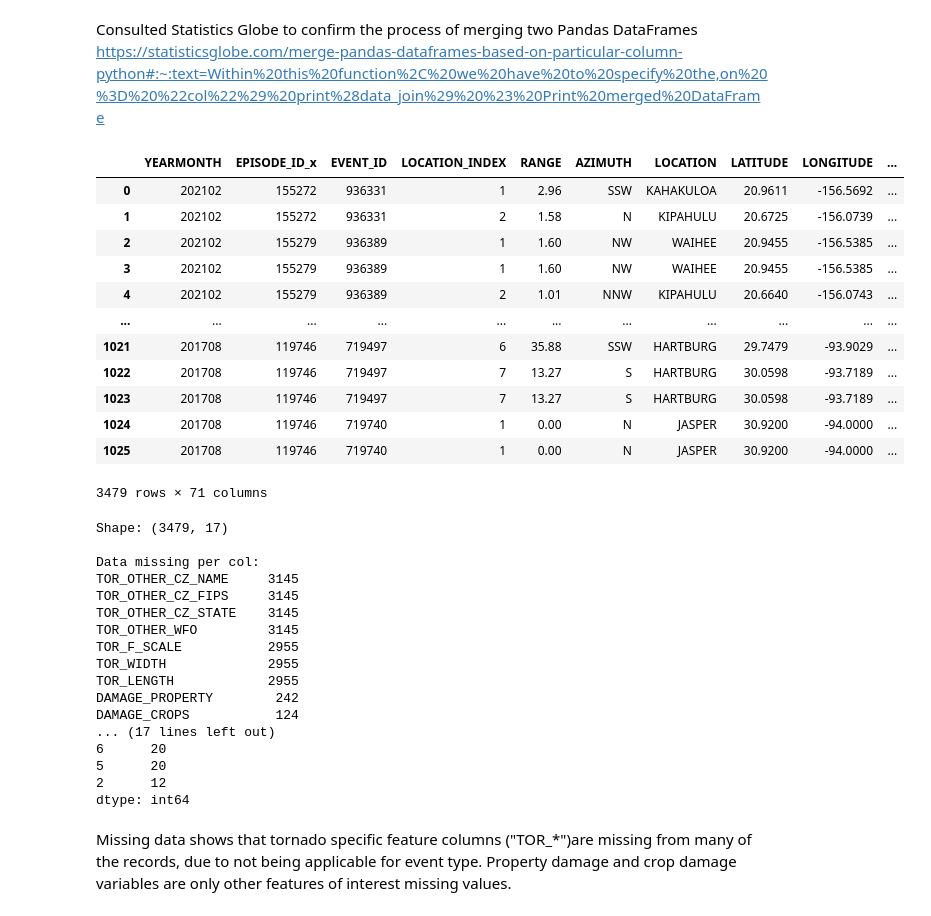
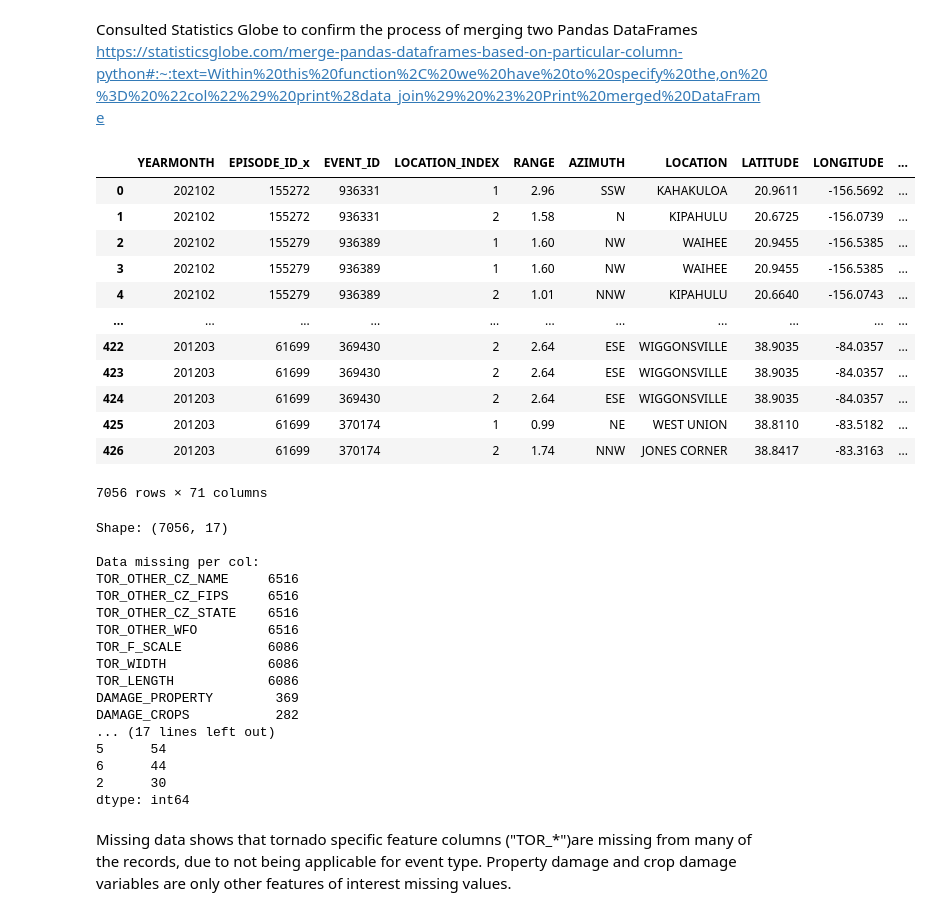
Before and after one commit to dgill218/WeatherDisasters, a Jupyter notebook: weather_disasters.ipynb, the cells around one changed output. Cells and saved outputs as stored; diff of their text form; code cells hidden in the pictures.

Commit message:
Update data set to include 2012-2016

```diff
--- a/weather_disasters.ipynb
+++ b/weather_disasters.ipynb
@@ -43,6 +43,28 @@ LOCATIONS_2017 = "https://www.ncei.noaa.gov/pub/data/swdi/stormevents/csvfiles/S
 FATALITIES_2017 = "https://www.ncei.noaa.gov/pub/data/swdi/stormevents/csvfiles/StormEvents_fatalities-ftp_v1.0_d2017_c20220719.csv.gz"
 DETAILS_2017 = "https://www.ncei.noaa.gov/pub/data/swdi/stormevents/csvfiles/StormEvents_details-ftp_v1.0_d2017_c20220719.csv.gz"
 
+LOCATIONS_2016 = "https://www.ncei.noaa.gov/pub/data/swdi/stormevents/csvfiles/StormEvents_locations-ftp_v1.0_d2016_c20220719.csv.gz"
+DETAILS_2016 = "https://www.ncei.noaa.gov/pub/data/swdi/stormevents/csvfiles/StormEvents_details-ftp_v1.0_d2016_c20220719.csv.gz"
+FATALITIES_2016 = "https://www.ncei.noaa.gov/pub/data/swdi/stormevents/csvfiles/StormEvents_fatalities-ftp_v1.0_d2016_c20220719.csv.gz"
+
+LOCATIONS_2015 = "https://www.ncei.noaa.gov/pub/data/swdi/stormevents/csvfiles/StormEvents_locations-ftp_v1.0_d2015_c20220425.csv.gz"
+DETAILS_2015 = "https://www.ncei.noaa.gov/pub/data/swdi/stormevents/csvfiles/StormEvents_details-ftp_v1.0_d2015_c20220425.csv.gz"
+FATALITIES_2015 = "https://www.ncei.noaa.gov/pub/data/swdi/stormevents/csvfiles/StormEvents_fatalities-ftp_v1.0_d2015_c20220425.csv.gz"
+
+LOCATIONS_2014 = "https://www.ncei.noaa.gov/pub/data/swdi/stormevents/csvfiles/StormEvents_locations-ftp_v1.0_d2014_c20221018.csv.gz"
+DETAILS_2014 = "https://www.ncei.noaa.gov/pub/data/swdi/stormevents/csvfiles/StormEvents_details-ftp_v1.0_d2014_c20221018.csv.gz"
+FATALITIES_2014 = "https://www.ncei.noaa.gov/pub/data/swdi/stormevents/csvfiles/StormEvents_fatalities-ftp_v1.0_d2014_c20221018.csv.gz"
+
+LOCATIONS_2013 = "https://www.ncei.noaa.gov/pub/data/swdi/stormevents/csvfiles/StormEvents_locations-ftp_v1.0_d2013_c20220425.csv.gz"
+DETAILS_2013 = "https://www.ncei.noaa.gov/pub/data/swdi/stormevents/csvfiles/StormEvents_details-ftp_v1.0_d2013_c20220425.csv.gz"
+FATALITIES_2013 = "https://www.ncei.noaa.gov/pub/data/swdi/stormevents/csvfiles/StormEvents_fatalities-ftp_v1.0_d2013_c20220425.csv.gz"
+
+LOCATIONS_2012 = "https://www.ncei.noaa.gov/pub/data/swdi/stormevents/csvfiles/StormEvents_locations-ftp_v1.0_d2012_c20220425.csv.gz"
+DETAILS_2012 = "https://www.ncei.noaa.gov/pub/data/swdi/stormevents/csvfiles/StormEvents_details-ftp_v1.0_d2012_c20220425.csv.gz"
+FATALITIES_2012 = "https://www.ncei.noaa.gov/pub/data/swdi/stormevents/csvfiles/StormEvents_fatalities-ftp_v1.0_d2012_c20220425.csv.gz"
+
+
+
 COLS_OF_INTEREST = [
     "BEGIN_YEARMONTH", "END_YEARMONTH", "EVENT_TYPE", "CZ_TYPE", "EPISODE_NARRATIVE",
     "EVENT_NARRATIVE", "INJURIES_DIRECT", "DEATHS_DIRECT", "DAMAGE_PROPERTY", "DAMAGE_CROPS",
@@ -112,49 +134,56 @@ https://statisticsglobe.com/merge-pandas-dataframes-based-on-particular-column-p
 # %%
 # Merge data type files for each year and concatenate into on df
 
 df_2021 = year_data_import(LOCATIONS_2021, DETAILS_2021, FATALITIES_2021)
 df_2020 = year_data_import(LOCATIONS_2020, DETAILS_2020, FATALITIES_2020)
 df_2019 = year_data_import(LOCATIONS_2019, DETAILS_2019, FATALITIES_2019)
 df_2018 = year_data_import(LOCATIONS_2018, DETAILS_2018, FATALITIES_2018)
 df_2017 = year_data_import(LOCATIONS_2017, DETAILS_2017, FATALITIES_2017)
+df_2016 = year_data_import(LOCATIONS_2016, DETAILS_2016, FATALITIES_2016)
+df_2015 = year_data_import(LOCATIONS_2015, DETAILS_2015, FATALITIES_2015)
+df_2014 = year_data_import(LOCATIONS_2014, DETAILS_2014, FATALITIES_2014)
+df_2013 = year_data_import(LOCATIONS_2013, DETAILS_2013, FATALITIES_2013)
+df_2012 = year_data_import(LOCATIONS_2012, DETAILS_2012, FATALITIES_2012)
 
-joined_df = pd.concat([df_2021, df_2020, df_2019, df_2018, df_2017])  # merge into one df
+joined_df = pd.concat([df_2021, df_2020, df_2019, df_2018,
+                       df_2017, df_2016, df_2015, df_2014,
+                       df_2013, df_2012])  # merge into one df
 
 display(joined_df)
 # %% [output]
 |  | YEARMONTH | EPISODE_ID_x | EVENT_ID | LOCATION_INDEX | RANGE | AZIMUTH | LOCATION | LATITUDE | LONGITUDE | ... |
 | 0 | 202102 | 155272 | 936331 | 1 | 2.96 | SSW | KAHAKULOA | 20.9611 | -156.5692 | ... |
 | 1 | 202102 | 155272 | 936331 | 2 | 1.58 | N | KIPAHULU | 20.6725 | -156.0739 | ... |
 | 2 | 202102 | 155279 | 936389 | 1 | 1.60 | NW | WAIHEE | 20.9455 | -156.5385 | ... |
 | 3 | 202102 | 155279 | 936389 | 1 | 1.60 | NW | WAIHEE | 20.9455 | -156.5385 | ... |
 | 4 | 202102 | 155279 | 936389 | 2 | 1.01 | NNW | KIPAHULU | 20.6640 | -156.0743 | ... |
 | ... | ... | ... | ... | ... | ... | ... | ... | ... | ... | ... |
-| 1021 | 201708 | 119746 | 719497 | 6 | 35.88 | SSW | HARTBURG | 29.7479 | -93.9029 | ... |
-| 1022 | 201708 | 119746 | 719497 | 7 | 13.27 | S | HARTBURG | 30.0598 | -93.7189 | ... |
-| 1023 | 201708 | 119746 | 719497 | 7 | 13.27 | S | HARTBURG | 30.0598 | -93.7189 | ... |
-| 1024 | 201708 | 119746 | 719740 | 1 | 0.00 | N | JASPER | 30.9200 | -94.0000 | ... |
-| 1025 | 201708 | 119746 | 719740 | 1 | 0.00 | N | JASPER | 30.9200 | -94.0000 | ... |
+| 422 | 201203 | 61699 | 369430 | 2 | 2.64 | ESE | WIGGONSVILLE | 38.9035 | -84.0357 | ... |
+| 423 | 201203 | 61699 | 369430 | 2 | 2.64 | ESE | WIGGONSVILLE | 38.9035 | -84.0357 | ... |
+| 424 | 201203 | 61699 | 369430 | 2 | 2.64 | ESE | WIGGONSVILLE | 38.9035 | -84.0357 | ... |
+| 425 | 201203 | 61699 | 370174 | 1 | 0.99 | NE | WEST UNION | 38.8110 | -83.5182 | ... |
+| 426 | 201203 | 61699 | 370174 | 2 | 1.74 | NNW | JONES CORNER | 38.8417 | -83.3163 | ... |
-3479 rows × 71 columns
+7056 rows × 71 columns
 # %%
 # Evaluate missing data counts for columns of interest and rows
 missing_data_eval(joined_df, include_col=COLS_OF_INTEREST)
 # %% [output]
-Shape: (3479, 17)
+Shape: (7056, 17)
 
 Data missing per col:
-TOR_OTHER_CZ_NAME     3145
-TOR_OTHER_CZ_FIPS     3145
-TOR_OTHER_CZ_STATE    3145
-TOR_OTHER_WFO         3145
-TOR_F_SCALE           2955
-TOR_WIDTH             2955
-TOR_LENGTH            2955
-DAMAGE_PROPERTY        242
-DAMAGE_CROPS           124
+TOR_OTHER_CZ_NAME     6516
+TOR_OTHER_CZ_FIPS     6516
+TOR_OTHER_CZ_STATE    6516
+TOR_OTHER_WFO         6516
+TOR_F_SCALE           6086
+TOR_WIDTH             6086
+TOR_LENGTH            6086
+DAMAGE_PROPERTY        369
+DAMAGE_CROPS           282
 ... (17 lines left out)
-6      20
-5      20
-2      12
+5      54
+6      44
+2      30
 dtype: int64
 # %% [markdown]
 Missing data shows that tornado specific feature columns ("TOR_\*")are missing from many of the records, due to not being applicable for event type. Property damage and crop damage variables are only other features of interest missing values.
```
Also changed, not shown: parts of 3 cells of this notebook.
